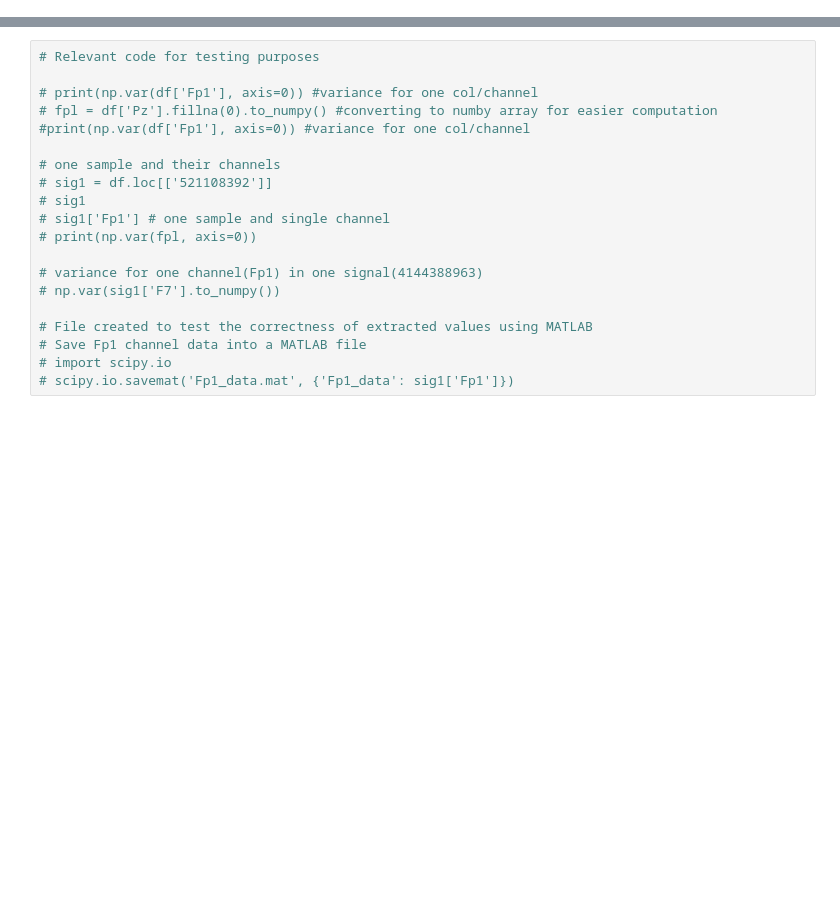
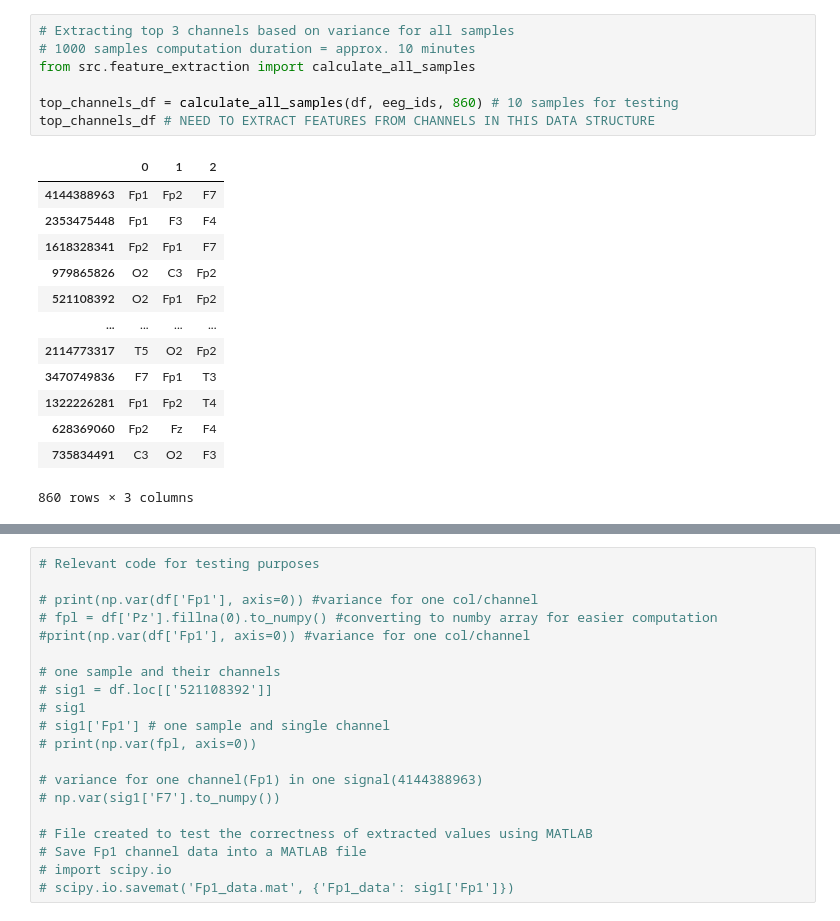
Before and after one commit to sfu-cmpt340/2024_1_project_11, a Jupyter notebook: hms.ipynb, the cells around one changed output, grey strips where cells are left out. Cells and saved outputs as stored; diff of their text form; blank space fills up the shorter version.

```diff
--- a/hms.ipynb
+++ b/hms.ipynb
@@ -51,3 +93,24 @@ ddf
+# %%
+# Extracting top 3 channels based on variance for all samples
+# 1000 samples computation duration = approx. 10 minutes
+from src.feature_extraction import calculate_all_samples
+
+top_channels_df = calculate_all_samples(df, eeg_ids, 860) # 10 samples for testing
+top_channels_df # NEED TO EXTRACT FEATURES FROM CHANNELS IN THIS DATA STRUCTURE
+# %% [output]
+|  | 0 | 1 | 2 |
+| 4144388963 | Fp1 | Fp2 | F7 |
+| 2353475448 | Fp1 | F3 | F4 |
+| 1618328341 | Fp2 | Fp1 | F7 |
+| 979865826 | O2 | C3 | Fp2 |
+| 521108392 | O2 | Fp1 | Fp2 |
+| ... | ... | ... | ... |
+| 2114773317 | T5 | O2 | Fp2 |
+| 3470749836 | F7 | Fp1 | T3 |
+| 1322226281 | Fp1 | Fp2 | T4 |
+| 628369060 | Fp2 | Fz | F4 |
+| 735834491 | C3 | O2 | F3 |
+860 rows × 3 columns
 # %%
 sig1 = ddf.loc['2161044411'].compute()
 sig1
```
Also changed, not shown: parts of 11 cells of this notebook, 1 other file.
